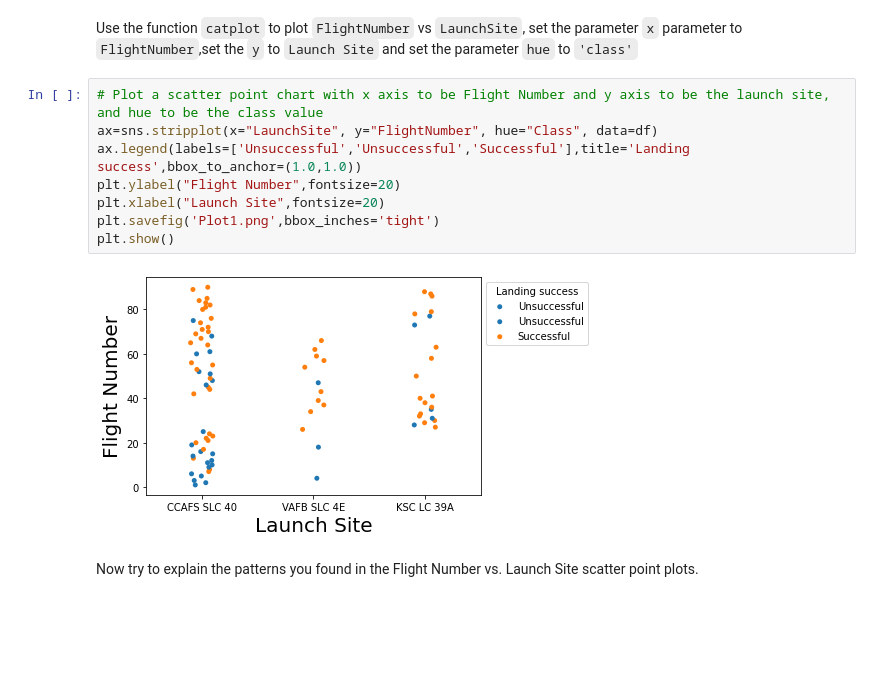
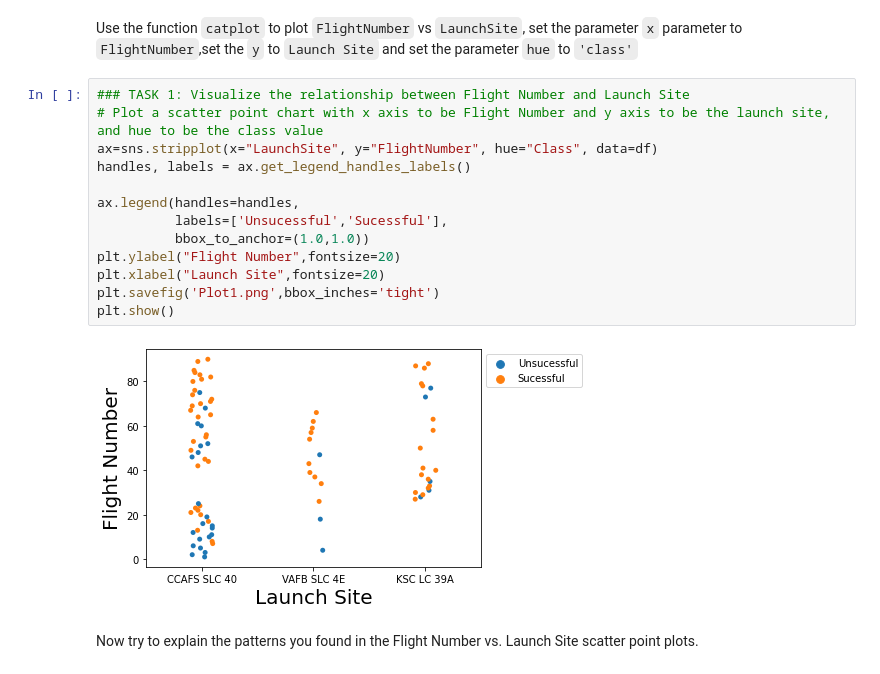
Before and after one commit to ManoloSampaio/IBMDS, a Jupyter notebook: DScapstone/jupyter-labs-eda-dataviz.ipynb, the cells around one changed output. Saved outputs shown, nothing was run; the diff lists cells and outputs as text; blank space fills up the shorter version.

```diff
--- a/DScapstone/jupyter-labs-eda-dataviz.ipynb
+++ b/DScapstone/jupyter-labs-eda-dataviz.ipynb
@@ -101,14 +81,19 @@ plt.show()
 # %% [markdown]
 Use the function <code>catplot</code> to plot <code>FlightNumber</code> vs <code>LaunchSite</code>, set the  parameter <code>x</code>  parameter to <code>FlightNumber</code>,set the  <code>y</code> to <code>Launch Site</code> and set the parameter <code>hue</code> to <code>'class'</code>
 # %%
+### TASK 1: Visualize the relationship between Flight Number and Launch Site
 # Plot a scatter point chart with x axis to be Flight Number and y axis to be the launch site, and hue to be the class value
 ax=sns.stripplot(x="LaunchSite", y="FlightNumber", hue="Class", data=df)
-ax.legend(labels=['Unsuccessful','Unsuccessful','Successful'],title='Landing success',bbox_to_anchor=(1.0,1.0))
+handles, labels = ax.get_legend_handles_labels()
+
+ax.legend(handles=handles,
+          labels=['Unsucessful','Sucessful'],
+          bbox_to_anchor=(1.0,1.0))
 plt.ylabel("Flight Number",fontsize=20)
 plt.xlabel("Launch Site",fontsize=20)
 plt.savefig('Plot1.png',bbox_inches='tight')
 plt.show()
 # %% [output]
-[figure, old version]
+[figure, new version]
 # %% [markdown]
 Now try to explain the patterns you found in the Flight Number vs. Launch Site scatter point plots.
```
Also changed, not shown: parts of 18 cells of this notebook.
